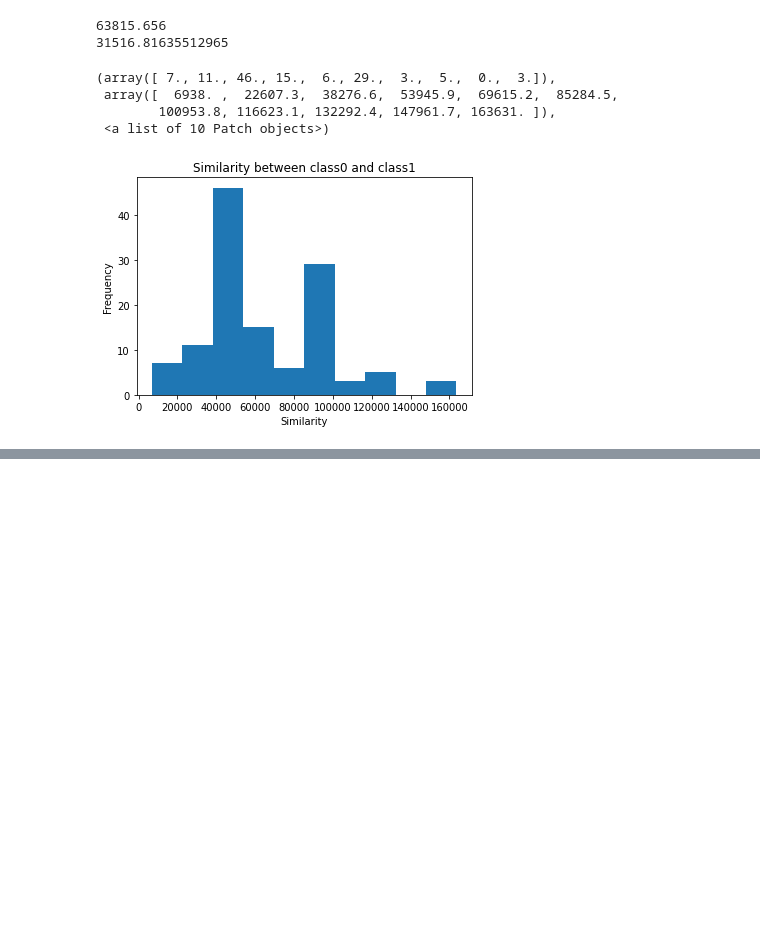
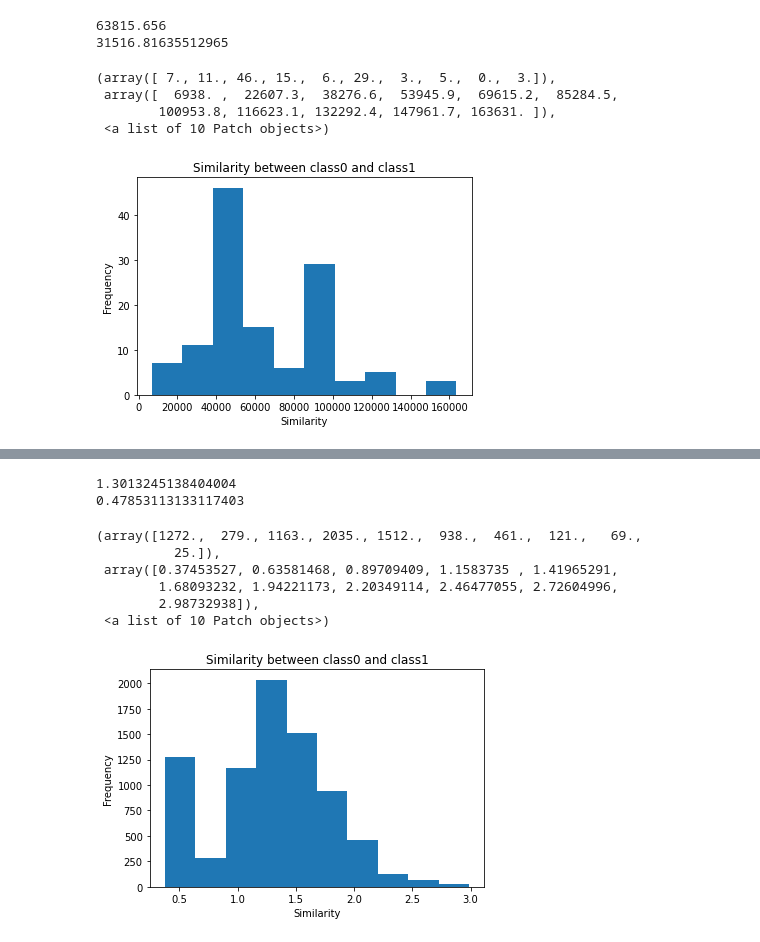
Before and after one commit to avisinghal6/Graph_Similarity, a Jupyter notebook: MLGraphs_HW1.ipynb, the cells around one changed output, grey strips where cells are left out. Saved outputs shown, nothing was run; the diff lists cells and outputs as text; code cells hidden in the pictures; blank space fills up the shorter version.

```diff
--- a/MLGraphs_HW1.ipynb
+++ b/MLGraphs_HW1.ipynb
@@ -160,6 +161,7 @@ def get_subgraphs2(my_dataset,all_data):
     for s in range (1,6):
       all_connected_subgraphs = []
       size=s
+      norm=0
       for SG in (g1.subgraph(selected_nodes) for selected_nodes in itertools.combinations(g1, size)):
         if(nx.is_connected(SG)):
           all_connected_subgraphs.append(SG)
@@ -172,8 +174,12 @@ def get_subgraphs2(my_dataset,all_data):
           store_count[hash]=1
         else:
           store_count[hash]=store_count[hash]+1
+        norm+=1
 
       #ans stores the counts of the different subgraphs for each data row in the dataset.
+      #CODE FOR NORMALISATION
+      # for key in store_count:
+      #   store_count[key]/=norm
       data_point.append(store_count)
     # print(store_count)
     all_data.append(data_point)
@@ -313,0 +378,37 @@ plt.hist(distribution)
+# %%
+data=[]
+distribution=[]
+for i in range(len(all_data_class1)):
+
+  for j in range(len(all_data_class0)):
+    sum=0
+    for k in range(len(all_data_class1[i])):
+      graph1_data=all_data_class1[i][k]
+      graph2_data=all_data_class0[j][k]
+
+      for f in graph1_data:
+        if f in graph2_data:
+          sum=sum+graph1_data[f]*graph2_data[f]
+    data.append(sum)
+  # distribution.append(sum)
+# %%
+from statistics import mean,stdev
+import matplotlib.pyplot as plt
+mean_data=mean(data)
+std_data=stdev(data)
+print(mean_data)
+print(std_data)
+plt.xlabel('Similarity')
+plt.ylabel('Frequency')
+plt.title("Similarity between class0 and class1")
+plt.hist(data)
+# %% [output]
+1.3013245138404004
+0.47853113133117403
+(array([1272.,  279., 1163., 2035., 1512.,  938.,  461.,  121.,   69.,
+          25.]),
+ array([0.37453527, 0.63581468, 0.89709409, 1.1583735 , 1.41965291,
+        1.68093232, 1.94221173, 2.20349114, 2.46477055, 2.72604996,
+        2.98732938]),
+ <a list of 10 Patch objects>)
+[figure, added]
```
Also changed, not shown: parts of 6 cells of this notebook.
